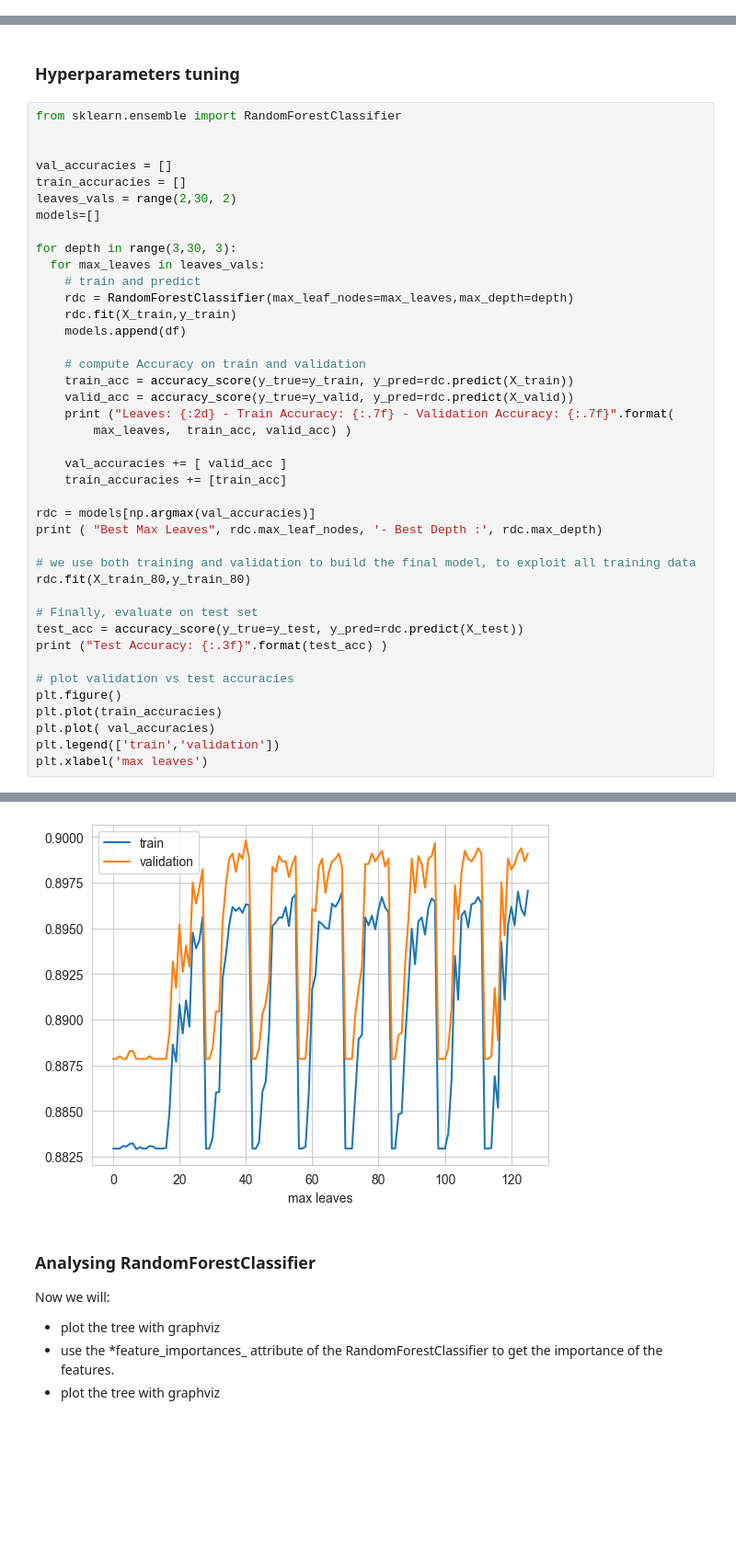
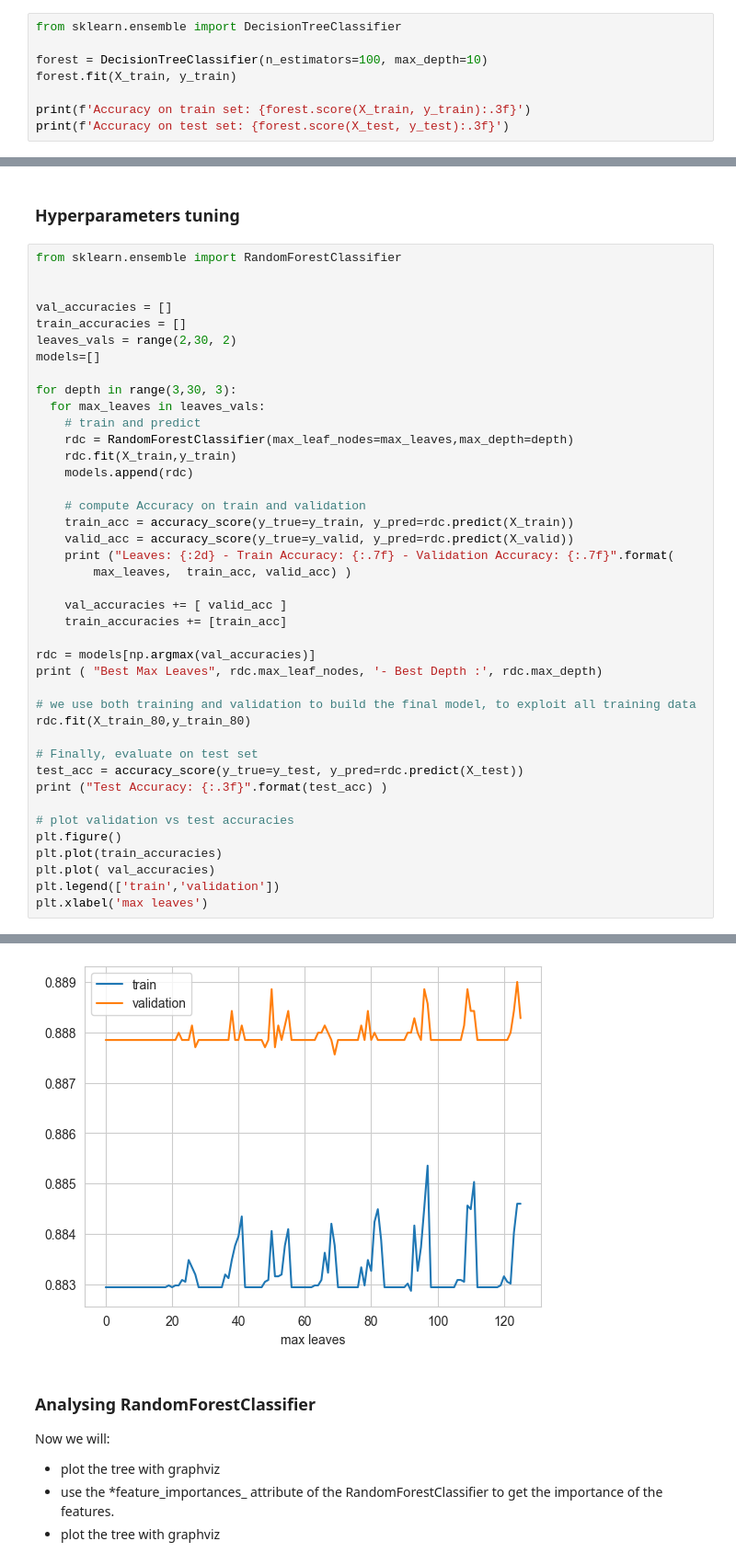
Before and after one commit to Steeve3/ML-model, a Jupyter notebook: notebooks/bank_notebook.ipynb, the cells around one changed output, grey strips where cells are left out. Shown at 92% size. Saved outputs shown, nothing was run; the diff lists cells and outputs as text; blank space fills up the shorter version.

```diff
--- a/notebooks/bank_notebook.ipynb
+++ b/notebooks/bank_notebook.ipynb
@@ -785,3 +779,11 @@ Scores from each fold: [0.6739326  0.67541165 0.68421427 0.68053903]
 ## Grid search
 # %% [markdown]
 ### DecisionTreeClassifier
+# %%
+from sklearn.ensemble import DecisionTreeClassifier
+
+forest = DecisionTreeClassifier(n_estimators=100, max_depth=10)
+forest.fit(X_train, y_train)
+
+print(f'Accuracy on train set: {forest.score(X_train, y_train):.3f}')
+print(f'Accuracy on test set: {forest.score(X_test, y_test):.3f}')
@@ -969,7 +971,7 @@ for depth in range(3,30, 3):
     # train and predict
     rdc = RandomForestClassifier(max_leaf_nodes=max_leaves,max_depth=depth)
     rdc.fit(X_train,y_train)
-    models.append(df)
+    models.append(rdc)
 
     # compute Accuracy on train and validation
     train_acc = accuracy_score(y_true=y_train, y_pred=rdc.predict(X_train))
@@ -1017,5 +1019,5 @@ Test Accuracy: 0.902
 Text(0.5, 0, 'max leaves')
-[figure, old version]
+[figure, new version]
 # %% [markdown]
 ### Analysing RandomForestClassifier
 
```
Also changed, not shown: parts of 34 cells of this notebook.
